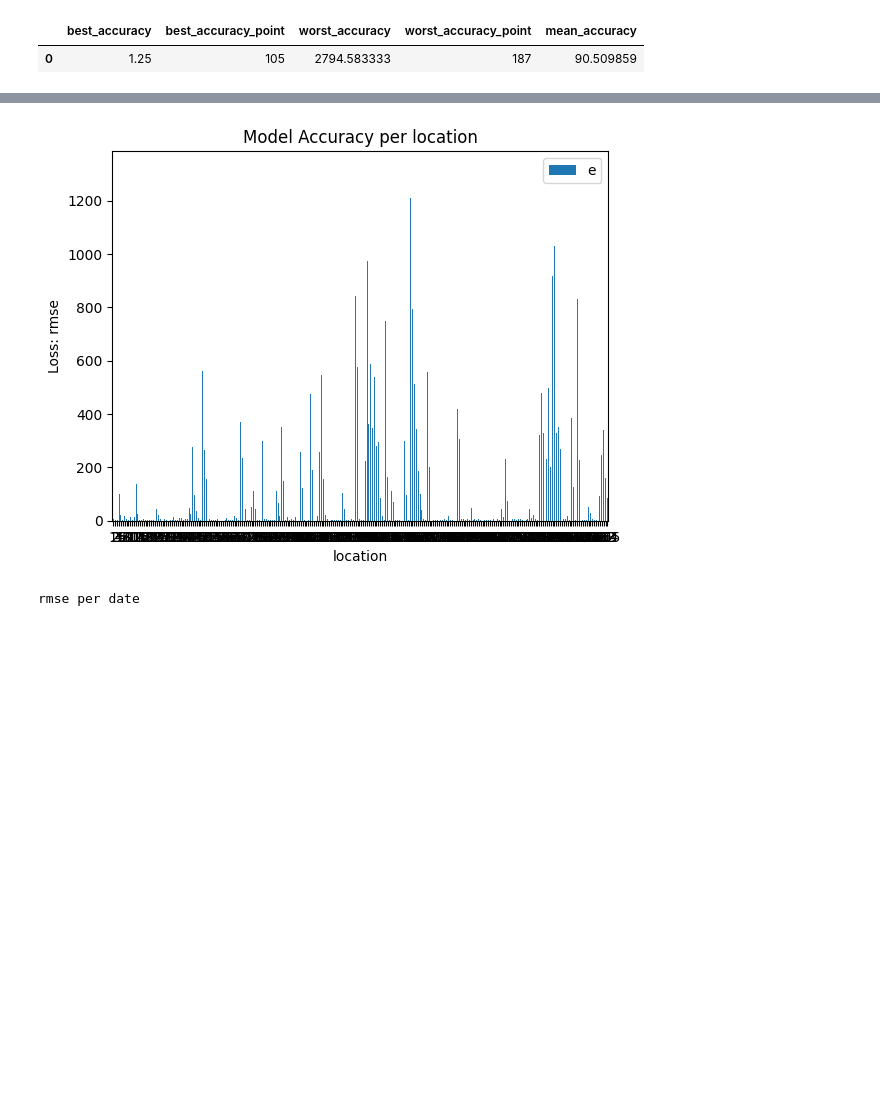
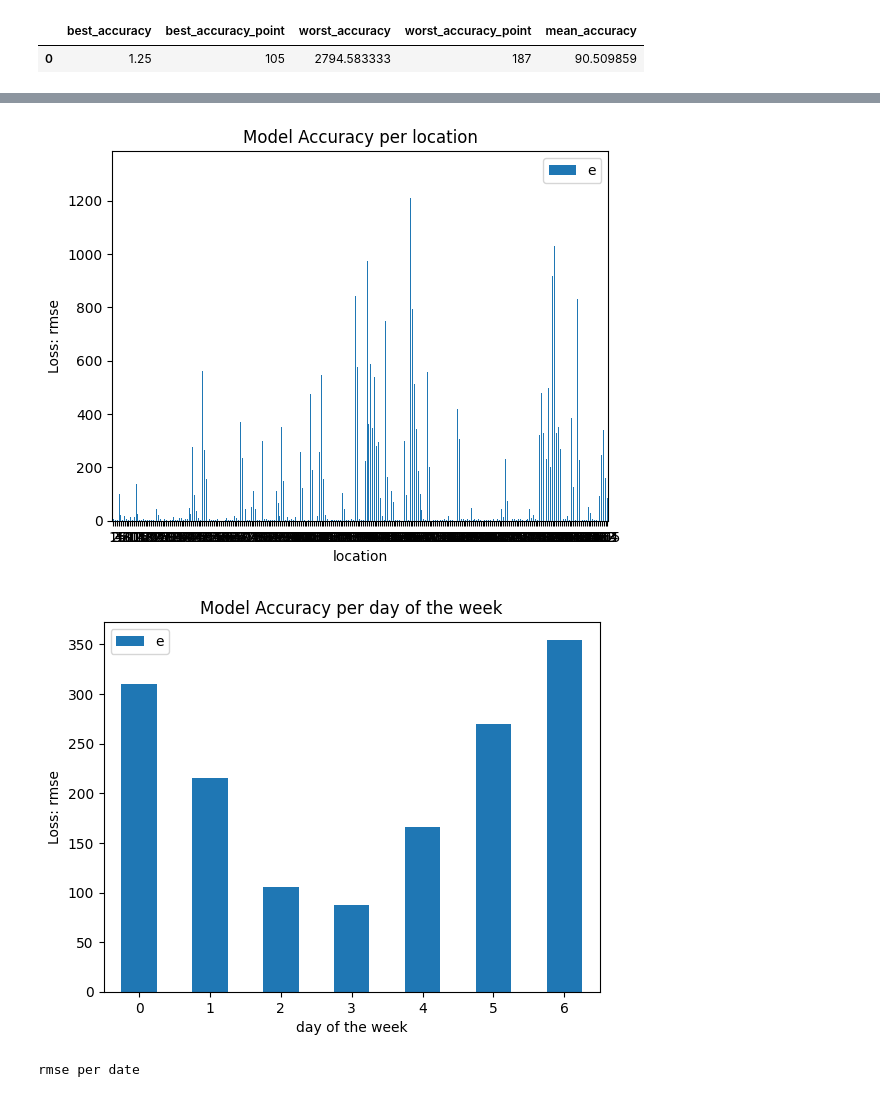
Before and after one commit to danaeis/shoofer-demand-prediction, a Jupyter notebook: evaluation/evaluation.ipynb, the cells around one changed output, grey strips where cells are left out. Saved outputs shown, nothing was run; the diff lists cells and outputs as text; code cells hidden in the pictures; blank space fills up the shorter version.

```diff
--- a/evaluation/evaluation.ipynb
+++ b/evaluation/evaluation.ipynb
@@ -177,10 +213,11 @@ mape per location
 |  | best_accuracy | best_accuracy_point | worst_accuracy | worst_accuracy_point | mean_accuracy |
 | 0 | 1.25 | 105 | 2794.583333 | 187 | 90.509859 |
 # %%
-date_rmse_report_df, loc_rmse_report_df = evaluate_model(dataset, predicted_data, 'rmse', 0)
+date_rmse_report_df, loc_rmse_report_df, dow_rmse_report_df = evaluate_model(dataset, predicted_data, 'rmse', 0)
 # %% [output]
 [figure]
 [figure]
+[figure, added]
 # %%
 print('rmse per date')
 date_rmse_report_df.head()
```
Also changed, not shown: parts of 9 cells of this notebook, 1 other file.
